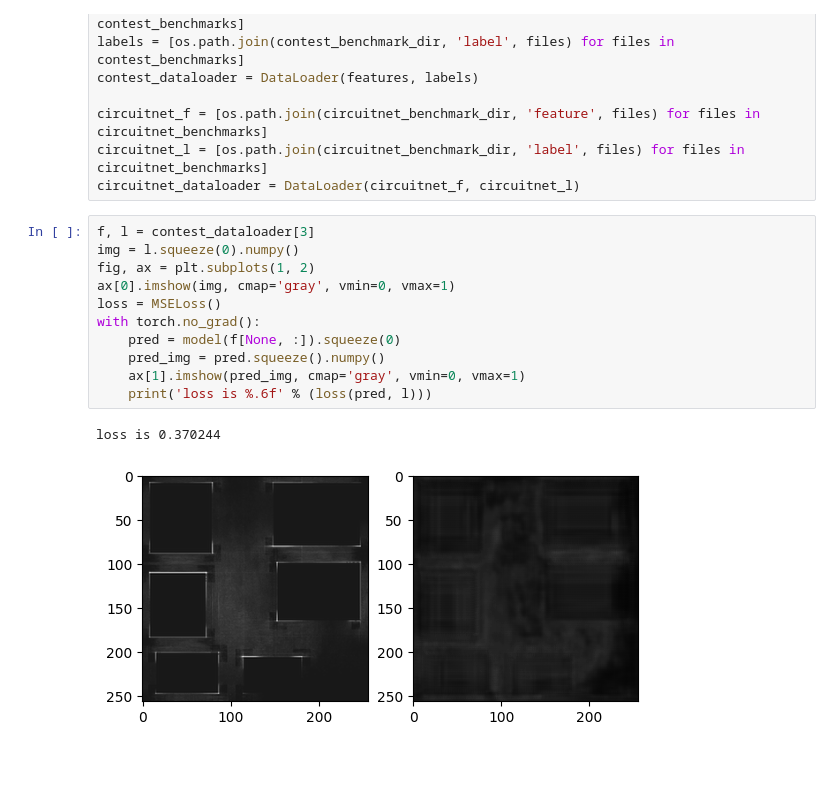
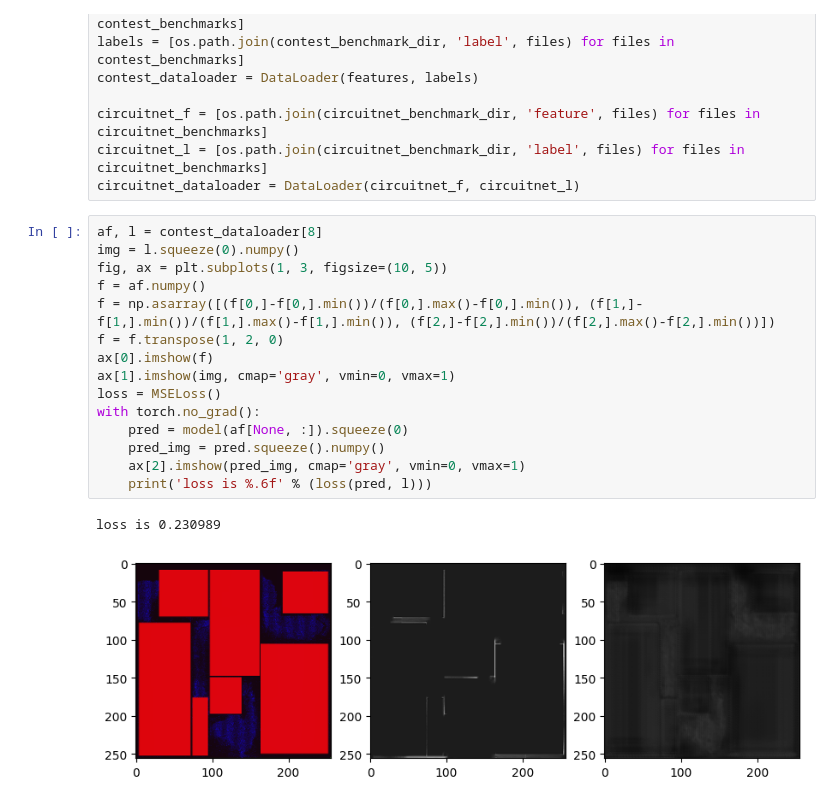
Before and after one commit to kix6lj/DREAMPlace, a Jupyter notebook: dreamplace/ops/ml_congestion/models/experiment.ipynb, the cells around one changed output. Drawn from its saved outputs; the diff is of its cells as text; blank space fills up the shorter version.

```diff
--- a/dreamplace/ops/ml_congestion/models/experiment.ipynb
+++ b/dreamplace/ops/ml_congestion/models/experiment.ipynb
@@ -44,16 +44,20 @@ circuitnet_f = [os.path.join(circuitnet_benchmark_dir, 'feature', files) for fil
 circuitnet_l = [os.path.join(circuitnet_benchmark_dir, 'label', files) for files in circuitnet_benchmarks]
 circuitnet_dataloader = DataLoader(circuitnet_f, circuitnet_l)
 # %%
-f, l = contest_dataloader[3]
+af, l = contest_dataloader[8]
 img = l.squeeze(0).numpy()
-fig, ax = plt.subplots(1, 2)
-ax[0].imshow(img, cmap='gray', vmin=0, vmax=1)
+fig, ax = plt.subplots(1, 3, figsize=(10, 5))
+f = af.numpy()
+f = np.asarray([(f[0,]-f[0,].min())/(f[0,].max()-f[0,].min()), (f[1,]-f[1,].min())/(f[1,].max()-f[1,].min()), (f[2,]-f[2,].min())/(f[2,].max()-f[2,].min())])
+f = f.transpose(1, 2, 0)
+ax[0].imshow(f)
+ax[1].imshow(img, cmap='gray', vmin=0, vmax=1)
 loss = MSELoss()
 with torch.no_grad():
-    pred = model(f[None, :]).squeeze(0)
+    pred = model(af[None, :]).squeeze(0)
     pred_img = pred.squeeze().numpy()
-    ax[1].imshow(pred_img, cmap='gray', vmin=0, vmax=1)
+    ax[2].imshow(pred_img, cmap='gray', vmin=0, vmax=1)
     print('loss is %.6f' % (loss(pred, l)))
 # %% [output]
-loss is 0.370244
+loss is 0.230989
-[figure, old version]
+[figure, new version]
```
Also changed, not shown: 2 other files.
